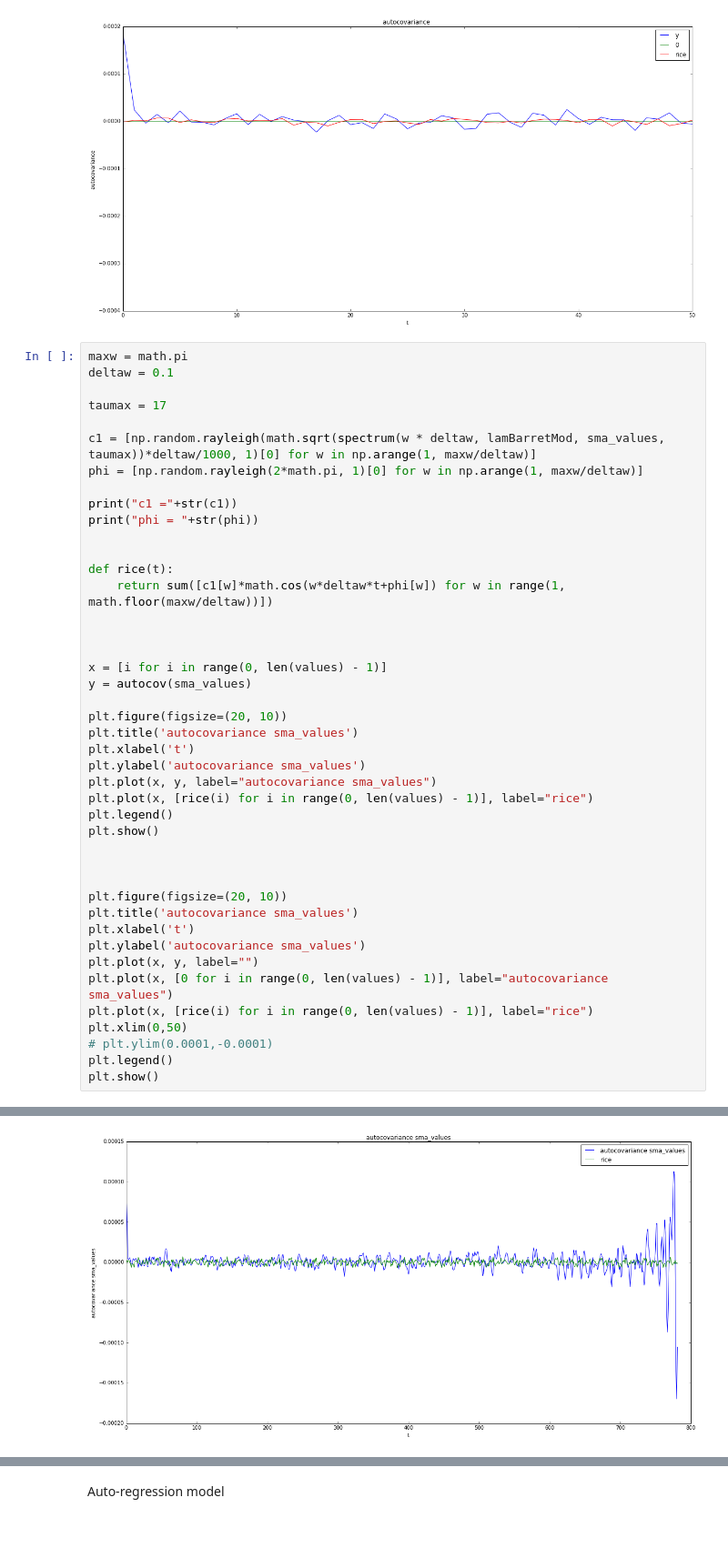
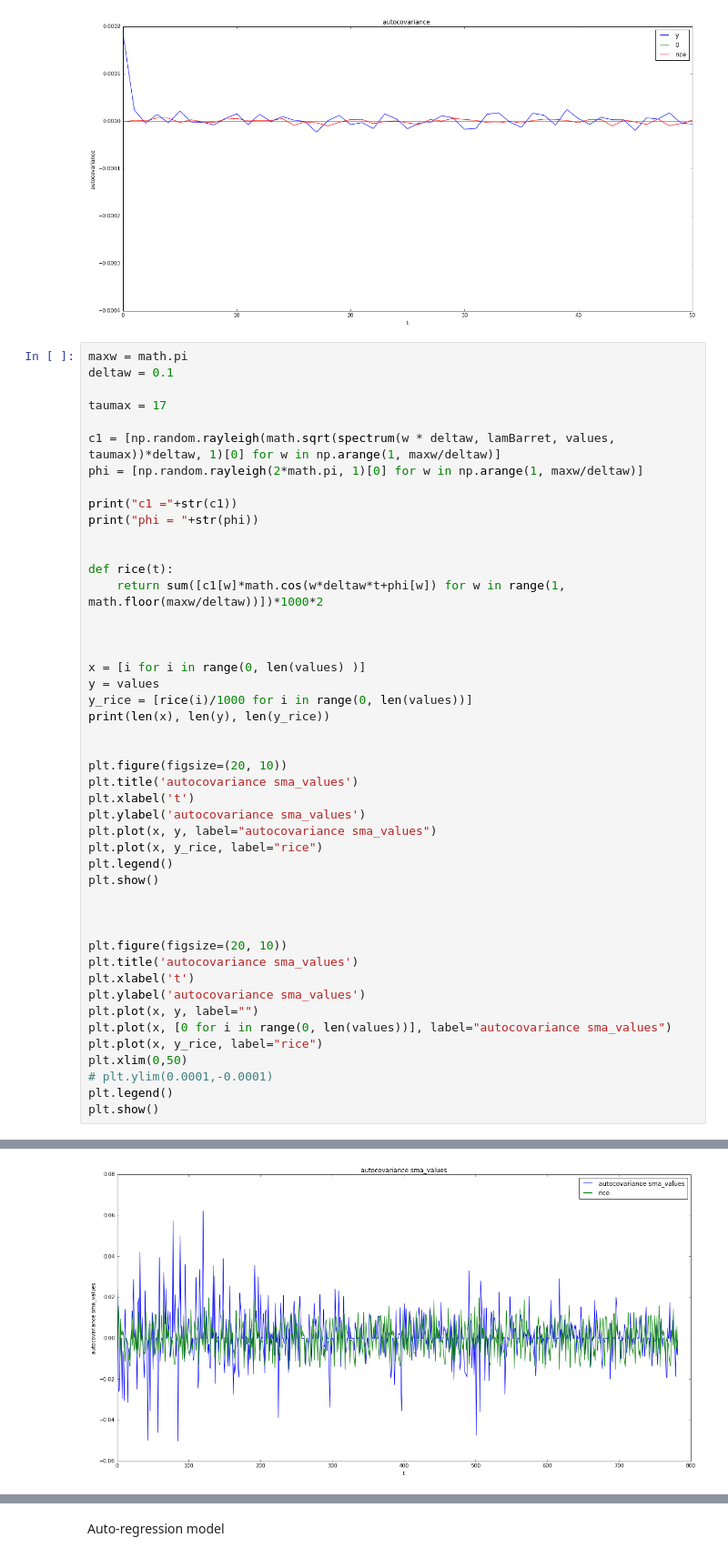
Before and after one commit to vipmax/PM, a Jupyter notebook: Task 3.ipynb, the cells around one changed output, grey strips where cells are left out. Shown at 91% size. Saved outputs shown, nothing was run; the diff lists cells and outputs as text; blank space fills up the shorter version.

```diff
--- a/Task 3.ipynb
+++ b/Task 3.ipynb
@@ -354,7 +354,7 @@ deltaw = 0.1
 
 taumax = 17
 
-c1 = [np.random.rayleigh(math.sqrt(spectrum(w * deltaw, lamBarretMod, sma_values, taumax))*deltaw/1000, 1)[0] for w in np.arange(1, maxw/deltaw)]
+c1 = [np.random.rayleigh(math.sqrt(spectrum(w * deltaw, lamBarret, values, taumax))*deltaw, 1)[0] for w in np.arange(1, maxw/deltaw)]
 phi = [np.random.rayleigh(2*math.pi, 1)[0] for w in np.arange(1, maxw/deltaw)]
 
 print("c1 ="+str(c1))
@@ -362,19 +362,22 @@ print("phi = "+str(phi))
 
 
 def rice(t):
-    return sum([c1[w]*math.cos(w*deltaw*t+phi[w]) for w in range(1, math.floor(maxw/deltaw))])
+    return sum([c1[w]*math.cos(w*deltaw*t+phi[w]) for w in range(1, math.floor(maxw/deltaw))])*1000*2
 
 
 
-x = [i for i in range(0, len(values) - 1)]
-y = autocov(sma_values)
+x = [i for i in range(0, len(values) )]
+y = values
+y_rice = [rice(i)/1000 for i in range(0, len(values))]
+print(len(x), len(y), len(y_rice))
+
 
 plt.figure(figsize=(20, 10))
 plt.title('autocovariance sma_values')
 plt.xlabel('t')
 plt.ylabel('autocovariance sma_values')
 plt.plot(x, y, label="autocovariance sma_values")
-plt.plot(x, [rice(i) for i in range(0, len(values) - 1)], label="rice")
+plt.plot(x, y_rice, label="rice")
 plt.legend()
 plt.show()
 
@@ -385,8 +388,8 @@ plt.title('autocovariance sma_values')
 plt.xlabel('t')
 plt.ylabel('autocovariance sma_values')
 plt.plot(x, y, label="")
-plt.plot(x, [0 for i in range(0, len(values) - 1)], label="autocovariance sma_values")
-plt.plot(x, [rice(i) for i in range(0, len(values) - 1)], label="rice")
+plt.plot(x, [0 for i in range(0, len(values))], label="autocovariance sma_values")
+plt.plot(x, y_rice, label="rice")
 plt.xlim(0,50)
 # plt.ylim(0.0001,-0.0001)
 plt.legend()
@@ -397 +401 @@ phi = [17.845071095831454, 8.7043991961623401, 2.9753125731525585, 7.01670552820
-[figure, old version]
+[figure, new version]
```
Also changed, not shown: parts of 7 cells of this notebook, 4 other files.
